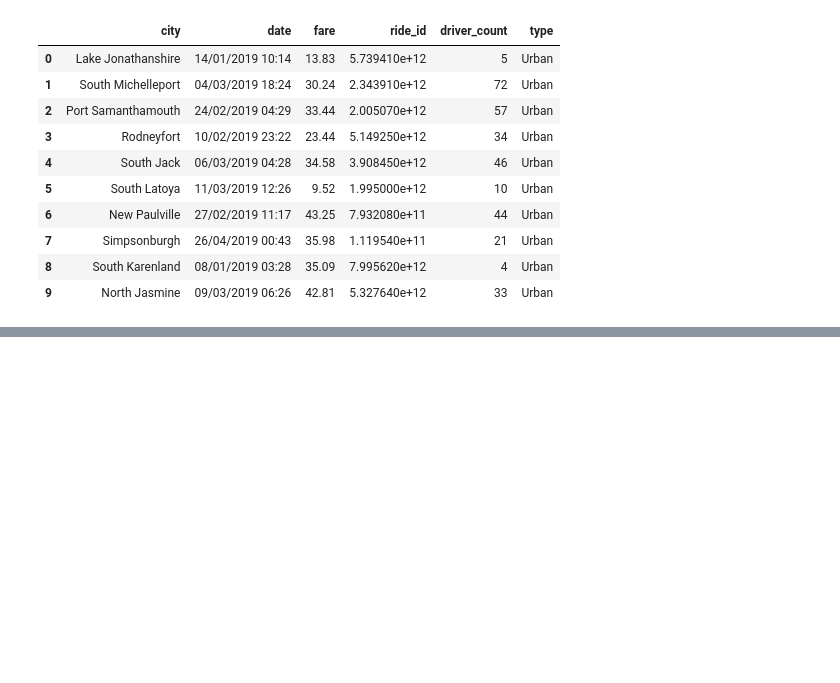
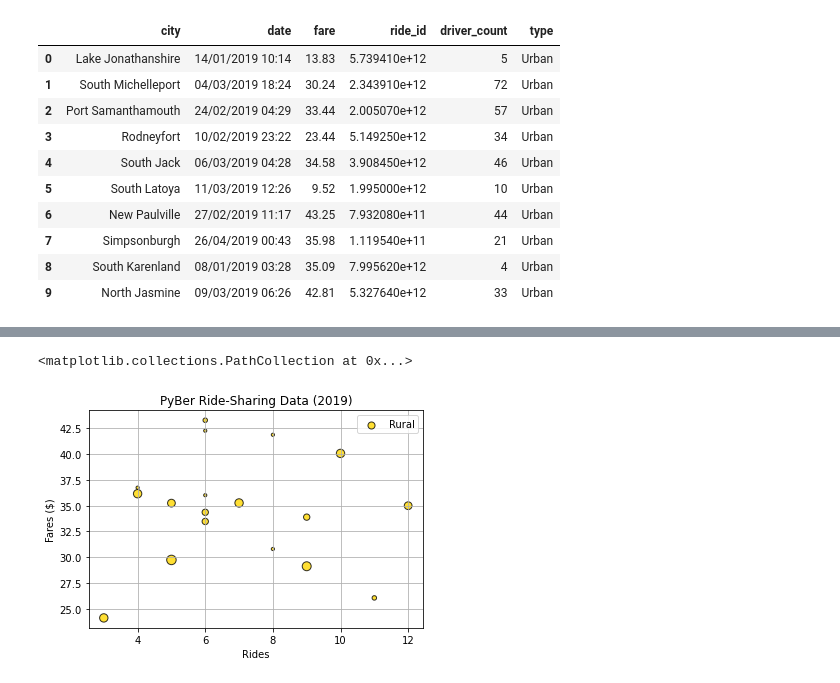
Before and after one commit to RodrigoSalAlv/Py_MatPlotLib, a Jupyter notebook: PyBer.ipynb, the cells around one changed output, grey strips where cells are left out. Drawn from its saved outputs; the diff is of its cells as text; code cells hidden in the pictures; blank space fills up the shorter version.

```diff
--- a/PyBer.ipynb
+++ b/PyBer.ipynb
@@ -126,0 +240,19 @@ pyber_data_df.head(10)
+# %%
+#Rural Scattered
+rural_scatter=plt.scatter(rural_ride_count,
+                          rural_avg_fare,
+                          s=rural_driver_count*10,
+                          edgecolor='black',
+                          linewidths=1,
+                          color = 'gold',
+                          alpha=.8,
+                          label ='Rural')
+plt.title('PyBer Ride-Sharing Data (2019)')
+plt.grid(True)
+plt.xlabel('Rides')
+plt.ylabel('Fares ($)')
+plt.legend()
+rural_scatter
+# %% [output]
+<matplotlib.collections.PathCollection at 0x...>
+[figure, added]
```
Also changed, not shown: parts of 11 cells of this notebook, 1 other file.
